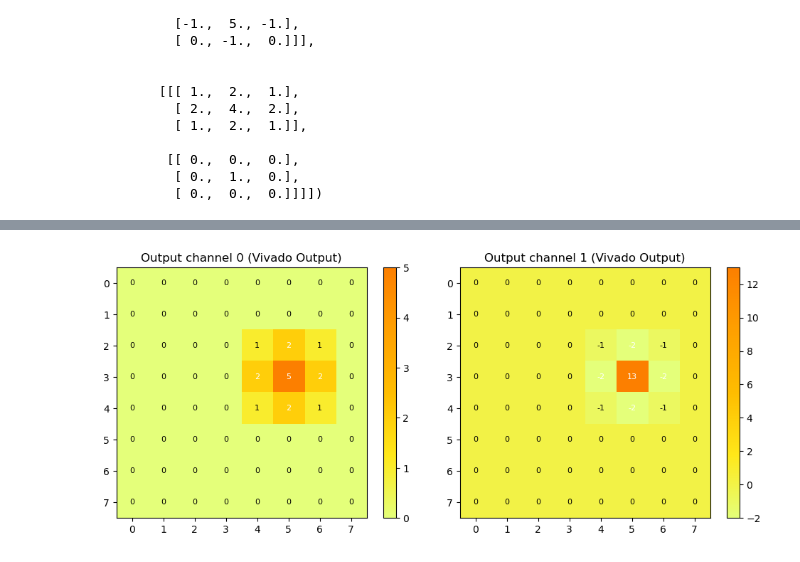
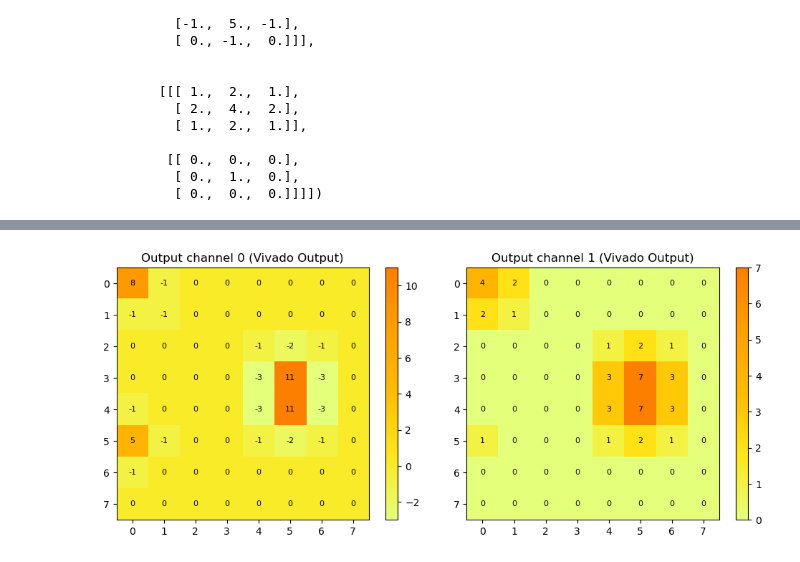
Before and after one commit to apedersen00/fenrir, a Jupyter notebook: python/notebooks/conv_mockup.ipynb, the cells around one changed output, grey strips where cells are left out. Cells and saved outputs as stored; diff of their text form; code cells hidden in the pictures.

Commit message:
multi channel convolutions are working

```diff
--- a/python/notebooks/conv_mockup.ipynb
+++ b/python/notebooks/conv_mockup.ipynb
@@ -196,6 +196,24 @@ result = sim_one_channel(
     image_dimensions=(8, 8),
     kernel_size=kernel_size,
     out_channels=out_channels
+) + sim_one_channel(
+    in_channel_index=0,
+    event_coord=(5, 4),
+    image_dimensions=(8, 8),
+    kernel_size=kernel_size,
+    out_channels=out_channels
+) + sim_one_channel(
+    in_channel_index=1,
+    event_coord=(5, 4),
+    image_dimensions=(8, 8),
+    kernel_size=kernel_size,
+    out_channels=out_channels
+) + sim_one_channel(
+    in_channel_index=0,
+    event_coord=(0,0),
+    image_dimensions=(8, 8),
+    kernel_size=kernel_size,
+    out_channels=out_channels
 )
 print(result.shape)
 # Plot each output channel
@@ -220,10 +238,19 @@ plt.show()
 # %%
 # Make an input image for torch conv layer
 event_coord = (5, 3)  # Example event coordinate
+event_coord2 =  (5, 4)  # Another event coordinate for the second channel
+event_coord3 = (0, 0)  # Another event coordinate for the first channel
+event_coord4 = (0, 5)
 N, C_in, H, W = 1, in_channels, 8, 8
 input_image = torch.zeros((N, C_in, H, W), dtype=torch.float32)
 input_image[0, 1, event_coord[1], event_coord[0]] = 1.0  # Set the event at the specified coordinate
 input_image[0, 0, event_coord[1], event_coord[0]] = 1.0  # Set the event for the second channel as well
+input_image[0, 1, event_coord2[1], event_coord2[0]] += 1.0  # Set the second event for the second channel
+input_image[0, 0, event_coord2[1], event_coord2[0]] += 1.0  # Set the second event for the first channel as well
+input_image[0, 0, event_coord3[1], event_coord3[0]] += 1.0
+
+#input_image[0, 1, event_coord3[1], event_coord3[0]] += 1.0  # Set the event for the first channel at (0, 0)
+input_image[0, 1, event_coord4[1], event_coord4[0]] += 1.0  # Set the event for the first channel at (0, 5)
 
 result = conv(input_image)
 # Plot each output channel from the torch conv layer
@@ -239,5 +266,5 @@ for ch in range(out_channels):
     for i in range(result.shape[2]):
         for j in range(result.shape[3]):
             val = result[0, ch, i, j].item()
-            ax.text(j, i, f"{val:.1f}", ha='center', va='center', color='white' if abs(val) > 1 else 'black', fontsize=8)
+            ax.text(j, i, f"{val:.1f}", ha='center', va='center', color='black' if abs(val) > 1 else 'black', fontsize=8)
 # %% [output]
@@ -245,11 +272 @@ for ch in range(out_channels):
-# %%
-def twos_complement(val: int, bits: int) -> int:
-    """
-    Interpret `val` (0 ≤ val < 2**bits) as a signed two’s-complement number
-    stored in `bits` bits, and return its Python int value.
-    """
-    if val & (1 << (bits - 1)):
-        # sign bit is set → negative number
-        val -= 1 << bits
-    return val
 # %%
@@ -317,25 +364,25 @@ slices_per_line
 # %%
 vivado_output = np.zeros((8, 8, 2), dtype=np.int16)
 counter = 0
 for w in range (0, 8):
     for h in range(0, 8):
         vivado_output[h, w, :] = slices_per_line[w * 8 + h]
 
 # Plot each output channel from vivado_output
 fig, axes = plt.subplots(1, out_channels, figsize=(5 * out_channels, 4))
 if out_channels == 1:
     axes = [axes]
 for ch in range(out_channels):
     ax = axes[ch]
     im = ax.imshow(vivado_output[:, :, ch], cmap='Wistia')
     ax.set_title(f"Output channel {ch} (Vivado Output)")
     fig.colorbar(im, ax=ax)
     # Print values on each cell
     for i in range(vivado_output.shape[0]):
         for j in range(vivado_output.shape[1]):
             val = vivado_output[i, j, ch]
-            ax.text(j, i, f"{val}", ha='center', va='center', color='white' if abs(val) > 1 else 'black', fontsize=8)
+            ax.text(j, i, f"{val}", ha='center', va='center', color='black' if abs(val) > 1 else 'black', fontsize=8)
 plt.tight_layout()
 plt.show()
 # %% [output]
-[figure, old version]
+[figure, new version]
```
Also changed, not shown: parts of 3 cells of this notebook, 2 other files.
